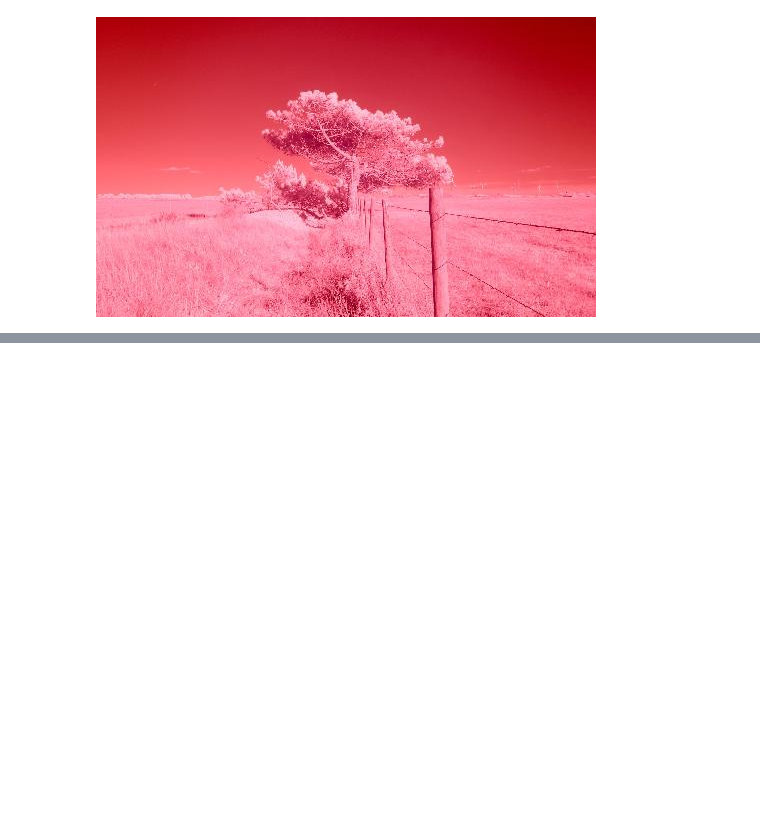
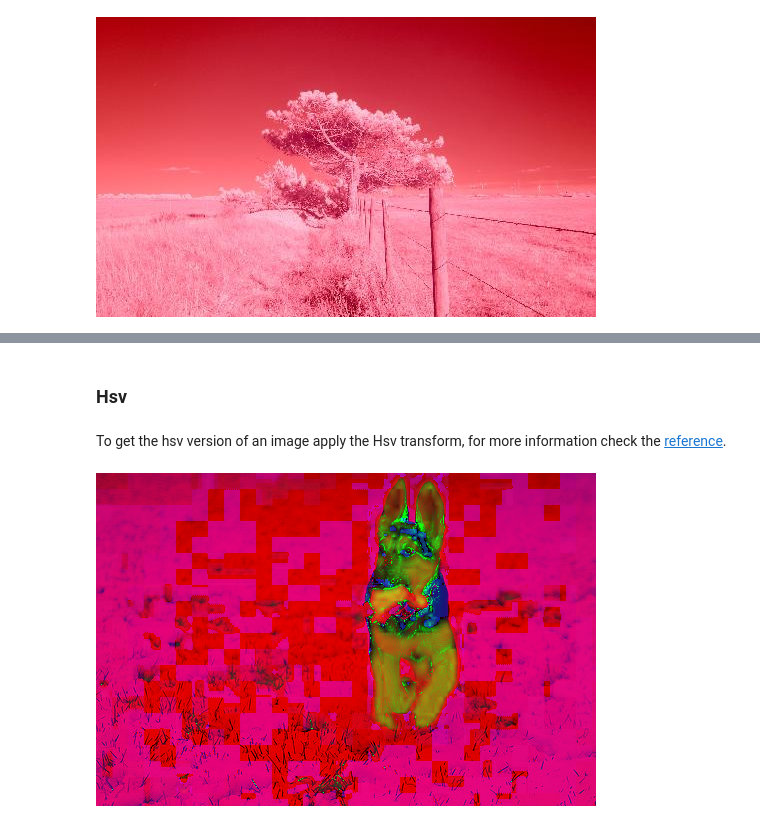
Before and after one commit to easycv/easycv, a Jupyter notebook: docs/source/examples/transforms/color.ipynb, the cells around one changed output, grey strips where cells are left out. Drawn from its saved outputs; the diff is of its cells as text; code cells hidden in the pictures; blank space fills up the shorter version.

```diff
--- a/docs/source/examples/transforms/color.ipynb
+++ b/docs/source/examples/transforms/color.ipynb
@@ -85,0 +110,8 @@ img.apply(ColorTransfer(source=src))
+# %% [markdown]
+### Hsv
+# %% [markdown]
+To get the hsv version of an image apply the Hsv transform, for more information check the [reference](../../reference/transforms/color.rst#easycv.transforms.color.Hsv).
+# %%
+img.apply(Hsv())
+# %% [output]
+[figure, added]
```
Also changed, not shown: parts of 20 cells of this notebook, 2 other files.
